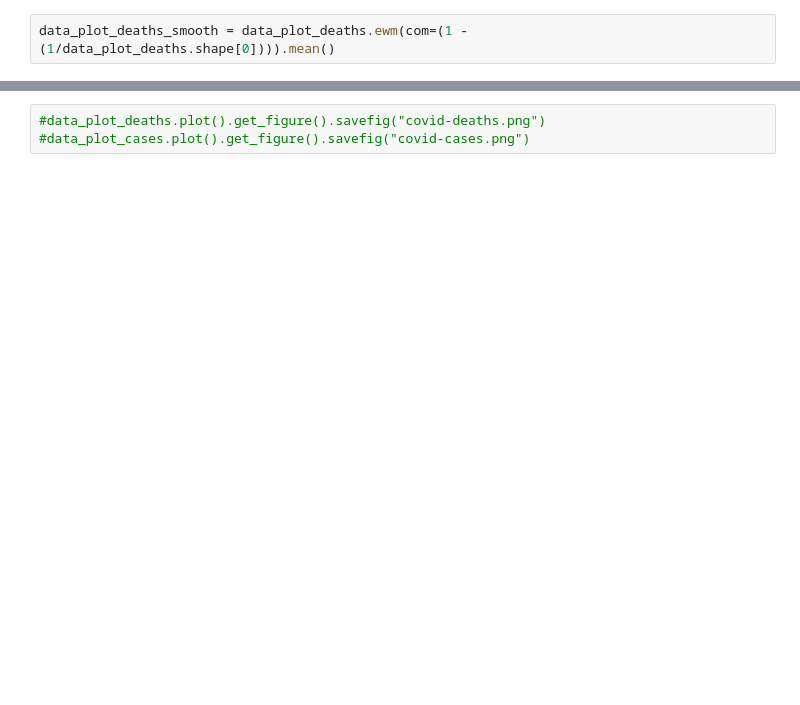
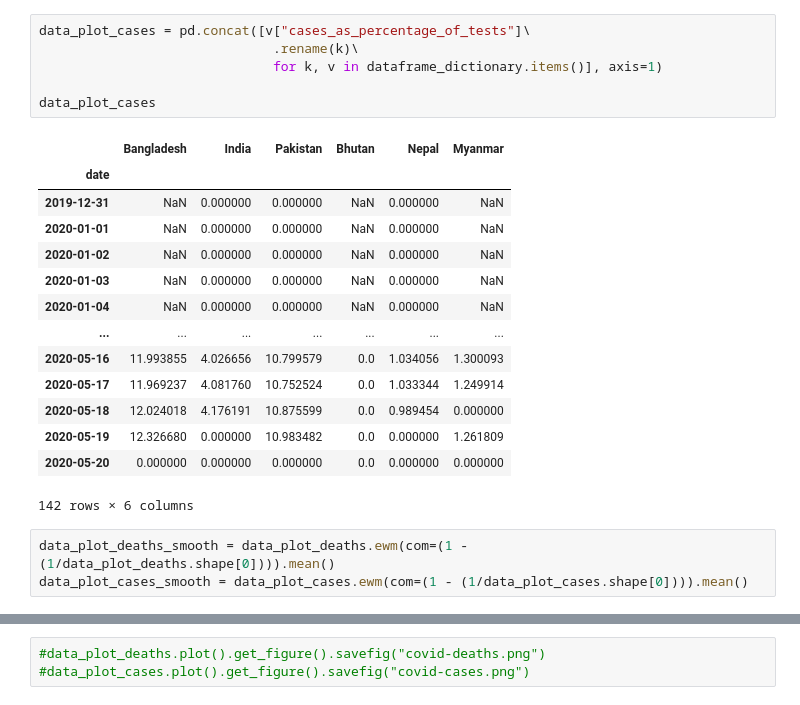
Before and after one commit to mashnoon1234/analyzing-covid19-data, a Jupyter notebook: covid19-data-analysis.ipynb, the cells around one changed output, grey strips where cells are left out. Saved outputs shown, nothing was run; the diff lists cells and outputs as text; blank space fills up the shorter version.

```diff
--- a/covid19-data-analysis.ipynb
+++ b/covid19-data-analysis.ipynb
@@ -195,2 +225,24 @@ data_plot_cases.plot()
+# %%
+data_plot_cases = pd.concat([v["cases_as_percentage_of_tests"]\
+                              .rename(k)\
+                              for k, v in dataframe_dictionary.items()], axis=1)
+
+data_plot_cases
+# %% [output]
+|  | Bangladesh | India | Pakistan | Bhutan | Nepal | Myanmar |
+| date |  |  |  |  |  |  |
+| 2019-12-31 | NaN | 0.000000 | 0.000000 | NaN | 0.000000 | NaN |
+| 2020-01-01 | NaN | 0.000000 | 0.000000 | NaN | 0.000000 | NaN |
+| 2020-01-02 | NaN | 0.000000 | 0.000000 | NaN | 0.000000 | NaN |
+| 2020-01-03 | NaN | 0.000000 | 0.000000 | NaN | 0.000000 | NaN |
+| 2020-01-04 | NaN | 0.000000 | 0.000000 | NaN | 0.000000 | NaN |
+| ... | ... | ... | ... | ... | ... | ... |
+| 2020-05-16 | 11.993855 | 4.026656 | 10.799579 | 0.0 | 1.034056 | 1.300093 |
+| 2020-05-17 | 11.969237 | 4.081760 | 10.752524 | 0.0 | 1.033344 | 1.249914 |
+| 2020-05-18 | 12.024018 | 4.176191 | 10.875599 | 0.0 | 0.989454 | 0.000000 |
+| 2020-05-19 | 12.326680 | 0.000000 | 10.983482 | 0.0 | 0.000000 | 1.261809 |
+| 2020-05-20 | 0.000000 | 0.000000 | 0.000000 | 0.0 | 0.000000 | 0.000000 |
+142 rows × 6 columns
 # %%
 data_plot_deaths_smooth = data_plot_deaths.ewm(com=(1 - (1/data_plot_deaths.shape[0]))).mean()
+data_plot_cases_smooth = data_plot_cases.ewm(com=(1 - (1/data_plot_cases.shape[0]))).mean()
```
Also changed, not shown: parts of 29 cells of this notebook.
